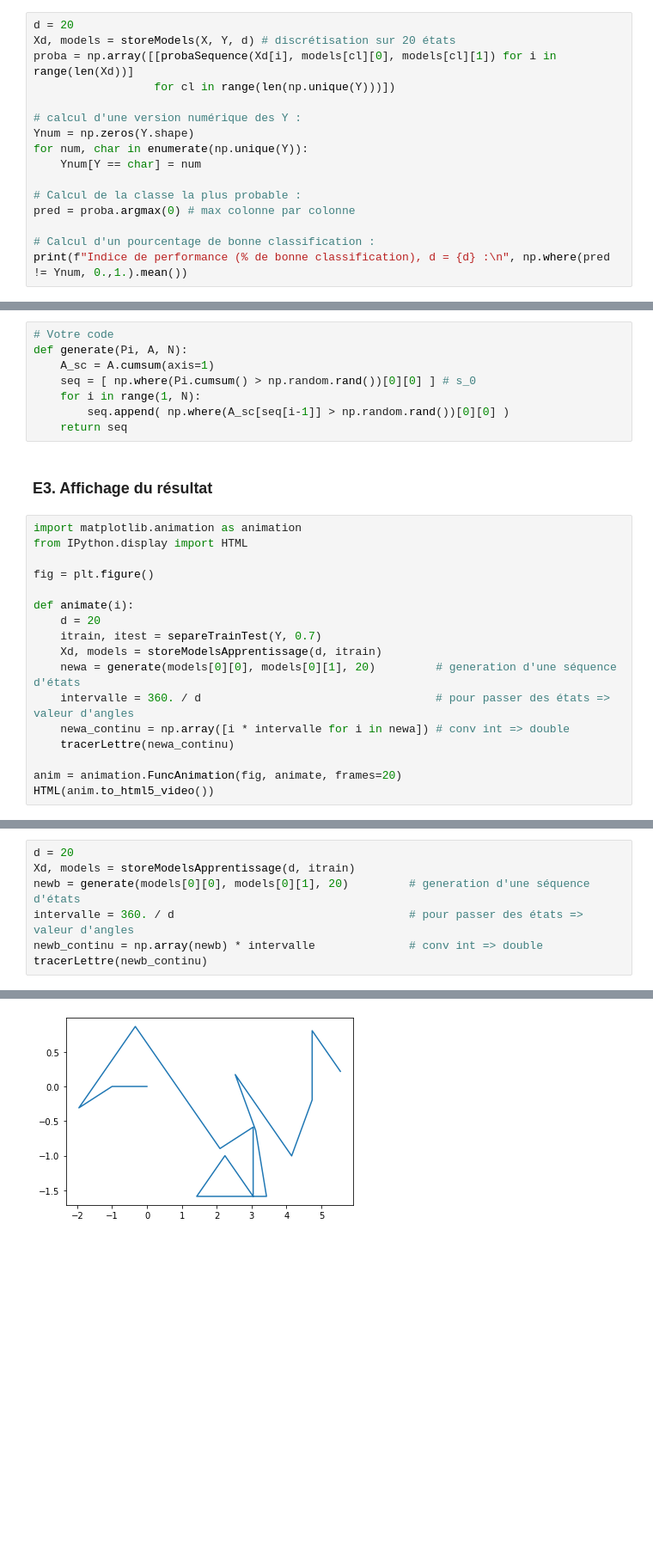
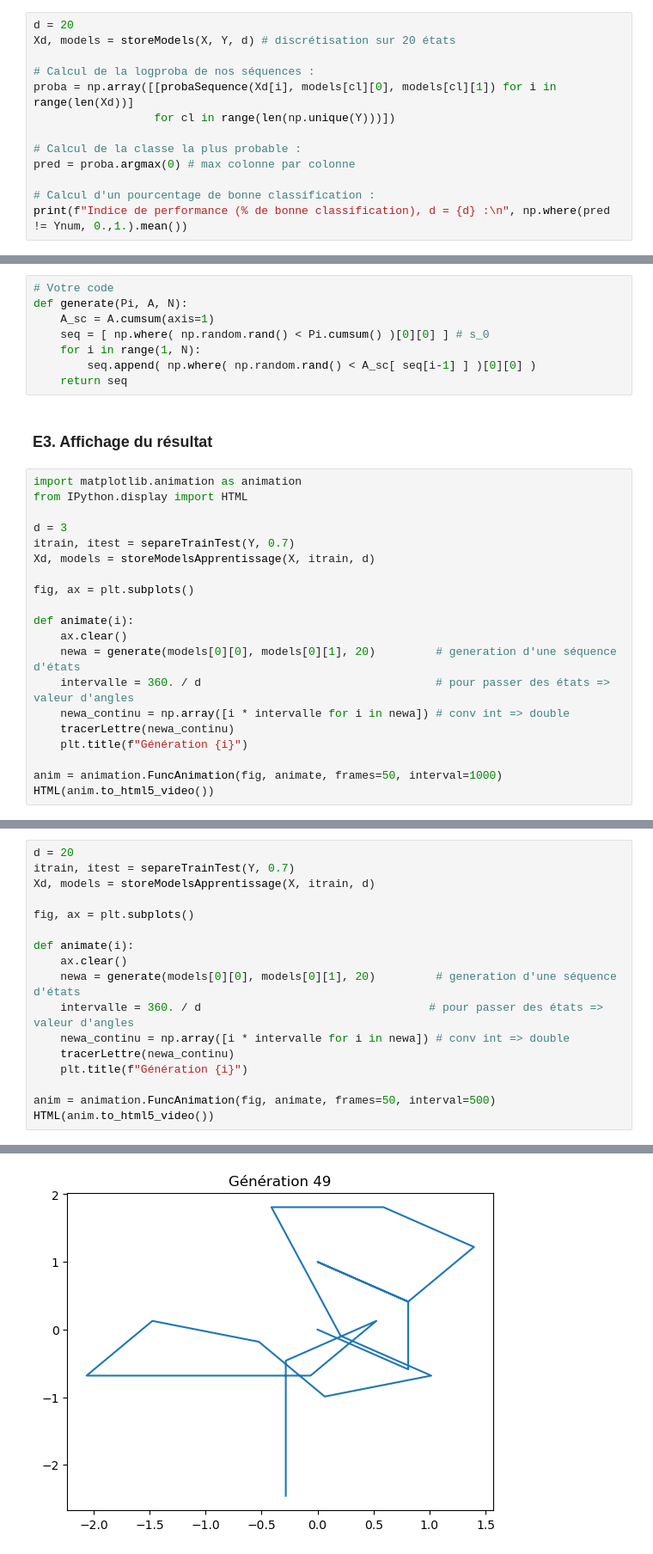
Before and after one commit to dataymeric/DAC, a Jupyter notebook: tme6/tme6.ipynb, the cells around one changed output, grey strips where cells are left out. Shown at 86% size. Saved outputs shown, nothing was run; the diff lists cells and outputs as text; blank space fills up the shorter version.

```diff
--- a/tme6/tme6.ipynb
+++ b/tme6/tme6.ipynb
@@ -312,13 +315,10 @@ Indice de performance (% de bonne classification), d = 3 :
 # %%
 d = 20
 Xd, models = storeModels(X, Y, d) # discrétisation sur 20 états
+
+# Calcul de la logproba de nos séquences :
 proba = np.array([[probaSequence(Xd[i], models[cl][0], models[cl][1]) for i in range(len(Xd))]
                   for cl in range(len(np.unique(Y)))])
-
-# calcul d'une version numérique des Y :
-Ynum = np.zeros(Y.shape)
-for num, char in enumerate(np.unique(Y)):
-    Ynum[Y == char] = num
 
 # Calcul de la classe la plus probable :
 pred = proba.argmax(0) # max colonne par colonne
@@ -721,9 +729,9 @@ Utiliser les modèles appris pour générer de nouvelles lettres manuscrites.
 # Votre code
 def generate(Pi, A, N):
     A_sc = A.cumsum(axis=1)
-    seq = [ np.where(Pi.cumsum() > np.random.rand())[0][0] ] # s_0
+    seq = [ np.where( np.random.rand() < Pi.cumsum() )[0][0] ] # s_0
     for i in range(1, N):
-        seq.append( np.where(A_sc[seq[i-1]] > np.random.rand())[0][0] )
+        seq.append( np.where( np.random.rand() < A_sc[ seq[i-1] ] )[0][0] )
     return seq
 # %% [markdown]
 ### E3. Affichage du résultat
@@ -731,18 +739,21 @@ def generate(Pi, A, N):
 import matplotlib.animation as animation
 from IPython.display import HTML
 
-fig = plt.figure()
+d = 3
+itrain, itest = separeTrainTest(Y, 0.7)
+Xd, models = storeModelsApprentissage(X, itrain, d)
+
+fig, ax = plt.subplots()
 
 def animate(i):
-    d = 20
-    itrain, itest = separeTrainTest(Y, 0.7)
-    Xd, models = storeModelsApprentissage(d, itrain)
+    ax.clear()
     newa = generate(models[0][0], models[0][1], 20)         # generation d'une séquence d'états
     intervalle = 360. / d                                   # pour passer des états => valeur d'angles
     newa_continu = np.array([i * intervalle for i in newa]) # conv int => double
     tracerLettre(newa_continu)
+    plt.title(f"Génération {i}")
 
-anim = animation.FuncAnimation(fig, animate, frames=20)
+anim = animation.FuncAnimation(fig, animate, frames=50, interval=1000)
 HTML(anim.to_html5_video())
 # %% [output]
 [interactive output not drawn]
@@ -750,8 +761,18 @@ HTML(anim.to_html5_video())
 # %%
 d = 20
-Xd, models = storeModelsApprentissage(d, itrain)
-newb = generate(models[0][0], models[0][1], 20)         # generation d'une séquence d'états
-intervalle = 360. / d                                   # pour passer des états => valeur d'angles
-newb_continu = np.array(newb) * intervalle              # conv int => double
-tracerLettre(newb_continu)
+itrain, itest = separeTrainTest(Y, 0.7)
+Xd, models = storeModelsApprentissage(X, itrain, d)
+
+fig, ax = plt.subplots()
+
+def animate(i):
+    ax.clear()
+    newa = generate(models[0][0], models[0][1], 20)         # generation d'une séquence d'états
+    intervalle = 360. / d                                  # pour passer des états => valeur d'angles
+    newa_continu = np.array([i * intervalle for i in newa]) # conv int => double
+    tracerLettre(newa_continu)
+    plt.title(f"Génération {i}")
+
+anim = animation.FuncAnimation(fig, animate, frames=50, interval=500)
+HTML(anim.to_html5_video())
 # %% [output]
@@ -758 +780 @@ tracerLettre(newb_continu)
-[figure, old version]
+[figure, new version]
```
Also changed, not shown: parts of 31 cells of this notebook.
